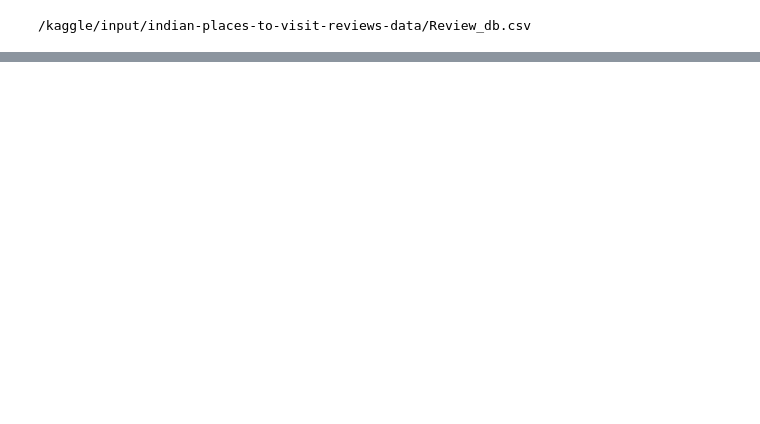
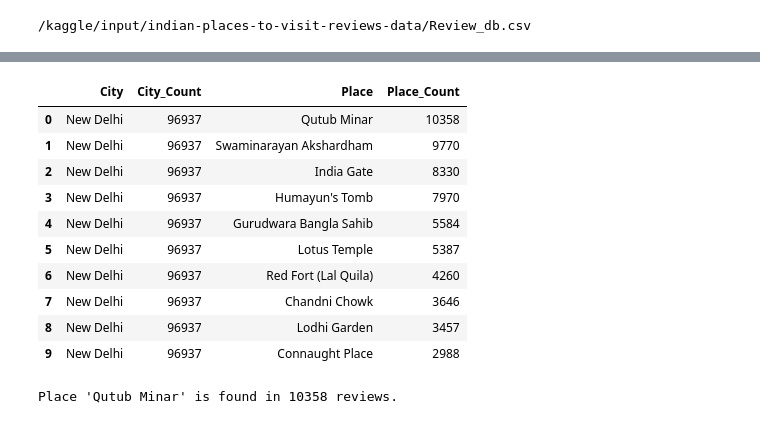
Before and after one commit to shiveshnavin/india-tour-places-prediction, a Jupyter notebook: india-tourist-places.ipynb, the cells around one changed output, grey strips where cells are left out. Drawn from its saved outputs; the diff is of its cells as text; code cells hidden in the pictures; blank space fills up the shorter version.

```diff
--- a/india-tourist-places.ipynb
+++ b/india-tourist-places.ipynb
@@ -20,0 +88,52 @@ for dirname, _, filenames in os.walk('/kaggle/input'):
+# %%
+
+# Use value_counts to count unique cities and their occurrences
+city_counts = df['City'].value_counts()
+
+# Sort the city counts in descending order and select the top 100 cities
+top_cities = city_counts.head(100)
+
+# Create a list to store dictionaries
+result_data = []
+
+for city in top_cities.index:
+    city_count = top_cities[city]
+    city_places = df[df['City'] == city]['Place'].value_counts()
+
+    for place, place_count in city_places.items():
+        result_data.append({'City': city, 'City_Count': city_count, 'Place': place, 'Place_Count': place_count})
+
+# Create a DataFrame from the list of dictionaries
+result_df = pd.DataFrame(result_data)
+
+# Save the new dataset to a CSV file
+result_df.to_csv('top_100_cities_and_places.csv', index=False)
+# %%
+result_df = result_df.sort_values(by=['City_Count', 'Place_Count'], ascending=[False, False])
+result_df.to_csv('top_100_cities_and_places.csv', index=False)
+# %%
+result_df.head(10)
+# %% [output]
+|  | City | City_Count | Place | Place_Count |
+| 0 | New Delhi | 96937 | Qutub Minar | 10358 |
+| 1 | New Delhi | 96937 | Swaminarayan Akshardham | 9770 |
+| 2 | New Delhi | 96937 | India Gate | 8330 |
+| 3 | New Delhi | 96937 | Humayun's Tomb | 7970 |
+| 4 | New Delhi | 96937 | Gurudwara Bangla Sahib | 5584 |
+| 5 | New Delhi | 96937 | Lotus Temple | 5387 |
+| 6 | New Delhi | 96937 | Red Fort (Lal Quila) | 4260 |
+| 7 | New Delhi | 96937 | Chandni Chowk | 3646 |
+| 8 | New Delhi | 96937 | Lodhi Garden | 3457 |
+| 9 | New Delhi | 96937 | Connaught Place | 2988 |
+# %%
+qutub_df = df[df['Place'] == "Qutub Minar"]
+
+if not qutub_df.empty:
+    # Get the count of "Qutub Minar" (assuming there's only one match)
+    count = qutub_df.shape[0]  # Number of rows matching the place
+
+    print(f"Place 'Qutub Minar' is found in {count} reviews.")
+else:
+    print("Place 'Qutub Minar' not found in the dataset.")
+# %% [output]
+Place 'Qutub Minar' is found in 10358 reviews.
```
Also changed, not shown: parts of 5 cells of this notebook.
